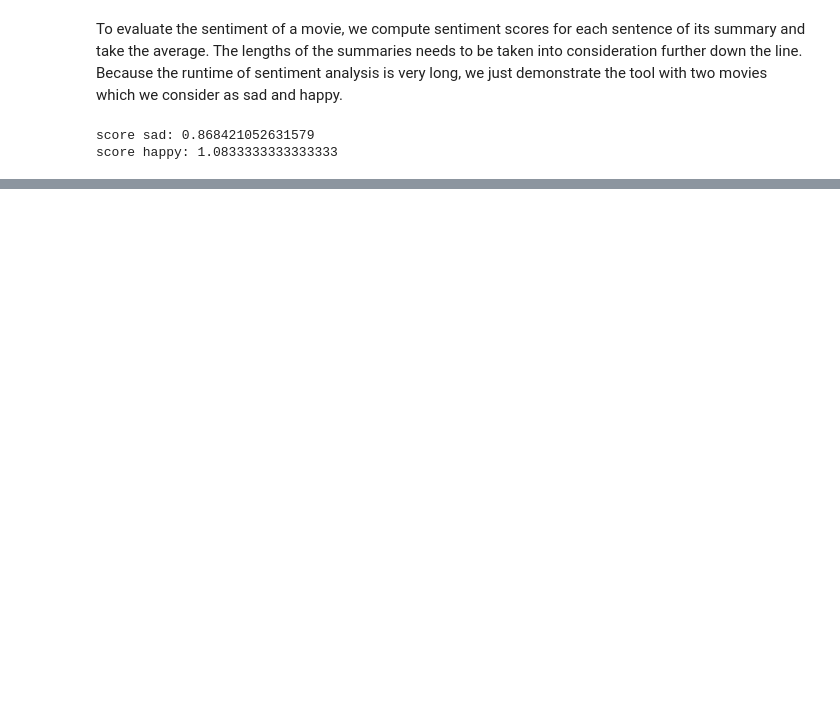
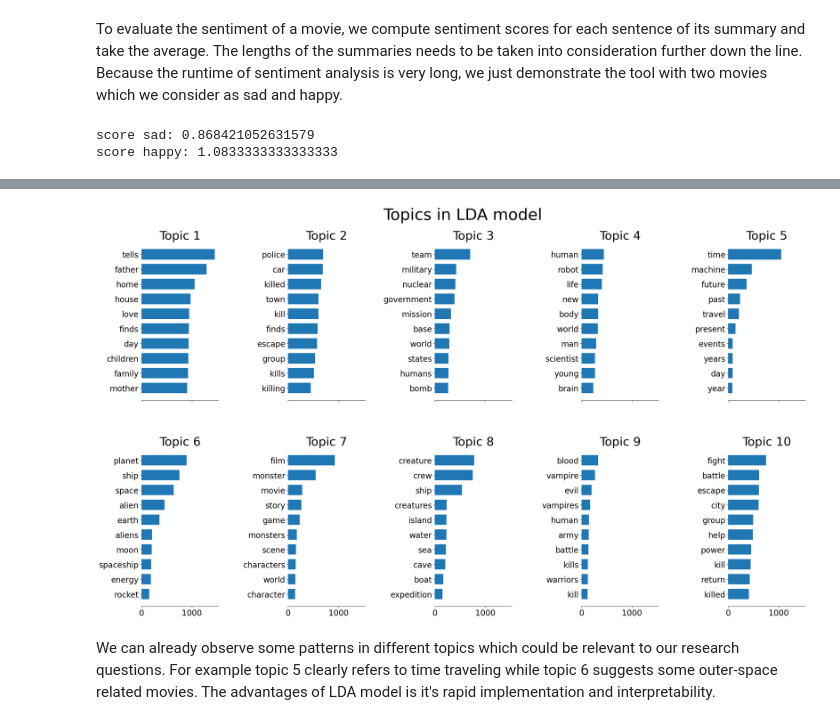
Before and after one commit to epfl-ada/ada-2023-project-thepiratesofthestreet, a Jupyter notebook: milestone2.ipynb, the cells around one changed output, grey strips where cells are left out. Drawn from its saved outputs; the diff is of its cells as text; code cells hidden in the pictures; blank space fills up the shorter version.

```diff
--- a/milestone2.ipynb
+++ b/milestone2.ipynb
@@ -651,0 +636,35 @@ score happy: 1.0833333333333333
+# %%
+def plot_top_words(model, feature_names, n_top_words, n_topics, title):
+    """
+    Function to plot n top words for m topics as horizontals barplots with the measured weight.
+
+    This function is taken and adapted from sklearn example at https://scikit-learn.org/stable/auto_examples/applications/plot_topics_extraction_with_nmf_lda.html
+    """
+    # Get number of rows and columns to plot
+    row_n = np.ceil(n_topics/5).astype(int)
+    col_n = min([n_topics, 5])
+    fig, axes = plt.subplots(row_n, col_n, figsize=(30, 15), sharex=True)
+    axes = axes.flatten()
+    for topic_idx, topic in enumerate(model.components_):
+        top_features_ind = topic.argsort()[-n_top_words:]
+        top_features = feature_names[top_features_ind]
+        weights = topic[top_features_ind]
+
+        ax = axes[topic_idx]
+        ax.barh(top_features, weights, height=0.7)
+        ax.set_title(f"Topic {topic_idx +1}", fontdict={"fontsize": 30})
+        ax.tick_params(axis="both", which="major", labelsize=20)
+        for i in "top right left".split():
+            ax.spines[i].set_visible(False)
+        fig.suptitle(title, fontsize=40)
+
+    plt.subplots_adjust(top=0.90, bottom=0.05, wspace=0.90, hspace=0.3)
+    plt.show()
+
+# Plot the top n words for all topics
+tf_feature_names = vectorizer.get_feature_names_out()
+plot_top_words(lda, tf_feature_names, n_top_words, n_topics=n_components, title="Topics in LDA model")
+# %% [output]
+[figure, added]
+# %% [markdown]
+We can already observe some patterns in different topics which could be relevant to our research questions. For example topic 5 clearly refers to time traveling while topic 6 suggests some outer-space related movies. The advantages of LDA model is it's rapid implementation and interpretability.
```
Also changed, not shown: parts of 20 cells of this notebook, 1 other file.
